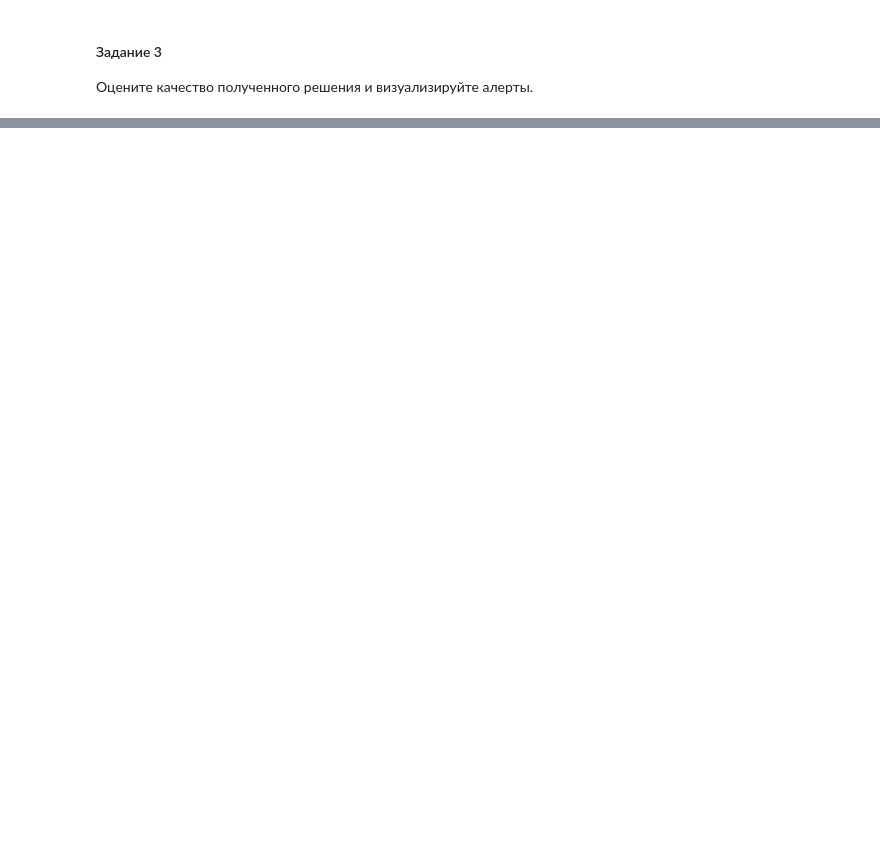
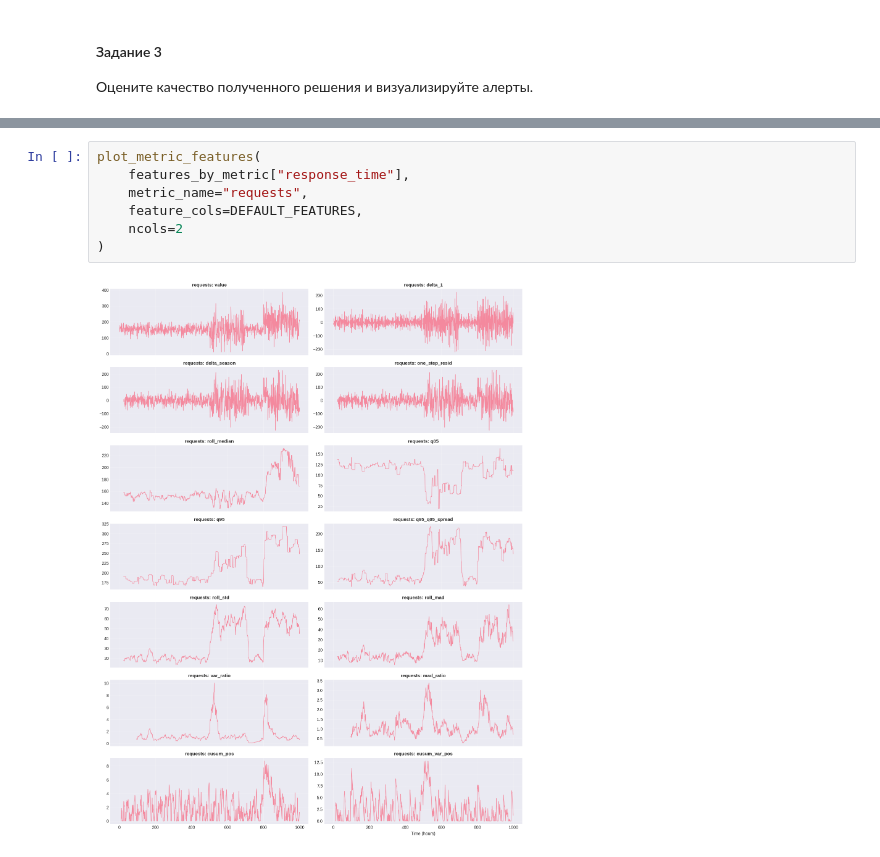
Before and after one commit to shirshasa/ds_intermediate_course, a Jupyter notebook: WEEK3/HT3/HT3.ipynb, the cells around one changed output, grey strips where cells are left out. Drawn from its saved outputs; the diff is of its cells as text; blank space fills up the shorter version.

```diff
--- a/WEEK3/HT3/HT3.ipynb
+++ b/WEEK3/HT3/HT3.ipynb
@@ -114,0 +348,9 @@ def plot_results(data, alerts, true_drift_points):
+# %%
+plot_metric_features(
+    features_by_metric["response_time"],
+    metric_name="requests",
+    feature_cols=DEFAULT_FEATURES,
+    ncols=2
+)
+# %% [output]
+[figure, added]
```
Also changed, not shown: parts of 25 cells of this notebook, 2 other files.
